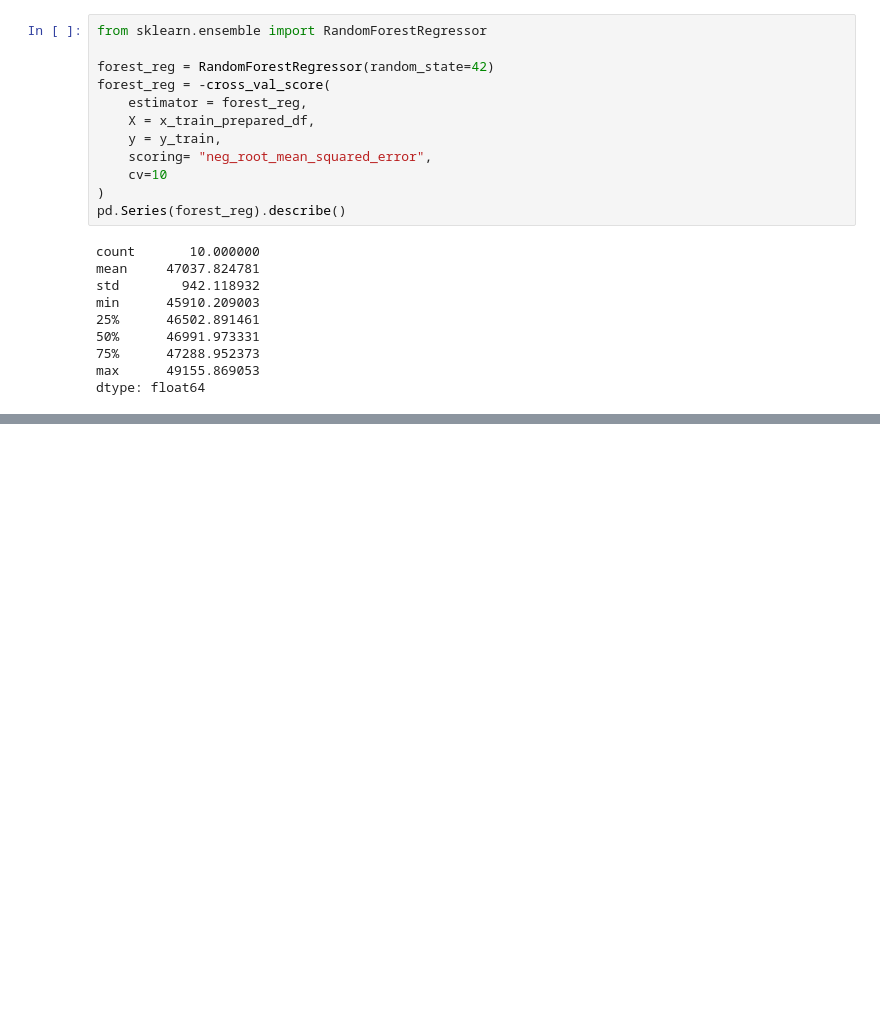
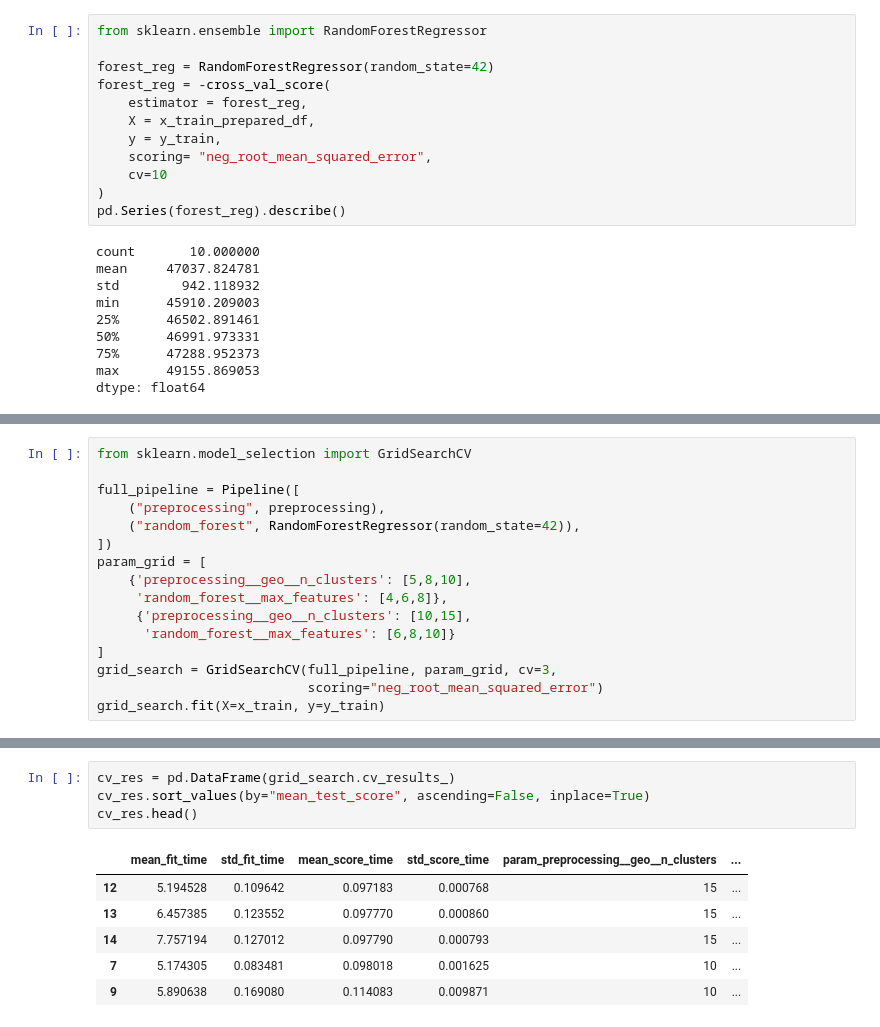
Before and after one commit to jguzik1/Wstep_do_uczenia_maszynowego, a Jupyter notebook: 2.projekt.ipynb, the cells around one changed output, grey strips where cells are left out. Drawn from its saved outputs; the diff is of its cells as text; blank space fills up the shorter version.

```diff
--- a/2.projekt.ipynb
+++ b/2.projekt.ipynb
@@ -1085,0 +1084,16 @@ AttributeError: 'numpy.ndarray' object has no attribute 'fit'
+# %%
+from sklearn.model_selection import GridSearchCV
+
+full_pipeline = Pipeline([
+    ("preprocessing", preprocessing),
+    ("random_forest", RandomForestRegressor(random_state=42)),
+])
+param_grid = [
+    {'preprocessing__geo__n_clusters': [5,8,10],
+     'random_forest__max_features': [4,6,8]},
+     {'preprocessing__geo__n_clusters': [10,15],
+      'random_forest__max_features': [6,8,10]}
+]
+grid_search = GridSearchCV(full_pipeline, param_grid, cv=3,
+                           scoring="neg_root_mean_squared_error")
+grid_search.fit(X=x_train, y=y_train)
@@ -1085,0 +1120,11 @@ AttributeError: 'numpy.ndarray' object has no attribute 'fit'
+# %%
+cv_res = pd.DataFrame(grid_search.cv_results_)
+cv_res.sort_values(by="mean_test_score", ascending=False, inplace=True)
+cv_res.head()
+# %% [output]
+|  | mean_fit_time | std_fit_time | mean_score_time | std_score_time | param_preprocessing__geo__n_clusters | ... |
+| 12 | 5.194528 | 0.109642 | 0.097183 | 0.000768 | 15 | ... |
+| 13 | 6.457385 | 0.123552 | 0.097770 | 0.000860 | 15 | ... |
+| 14 | 7.757194 | 0.127012 | 0.097790 | 0.000793 | 15 | ... |
+| 7 | 5.174305 | 0.083481 | 0.098018 | 0.001625 | 10 | ... |
+| 9 | 5.890638 | 0.169080 | 0.114083 | 0.009871 | 10 | ... |
```
Also changed, not shown: parts of 10 cells of this notebook.
